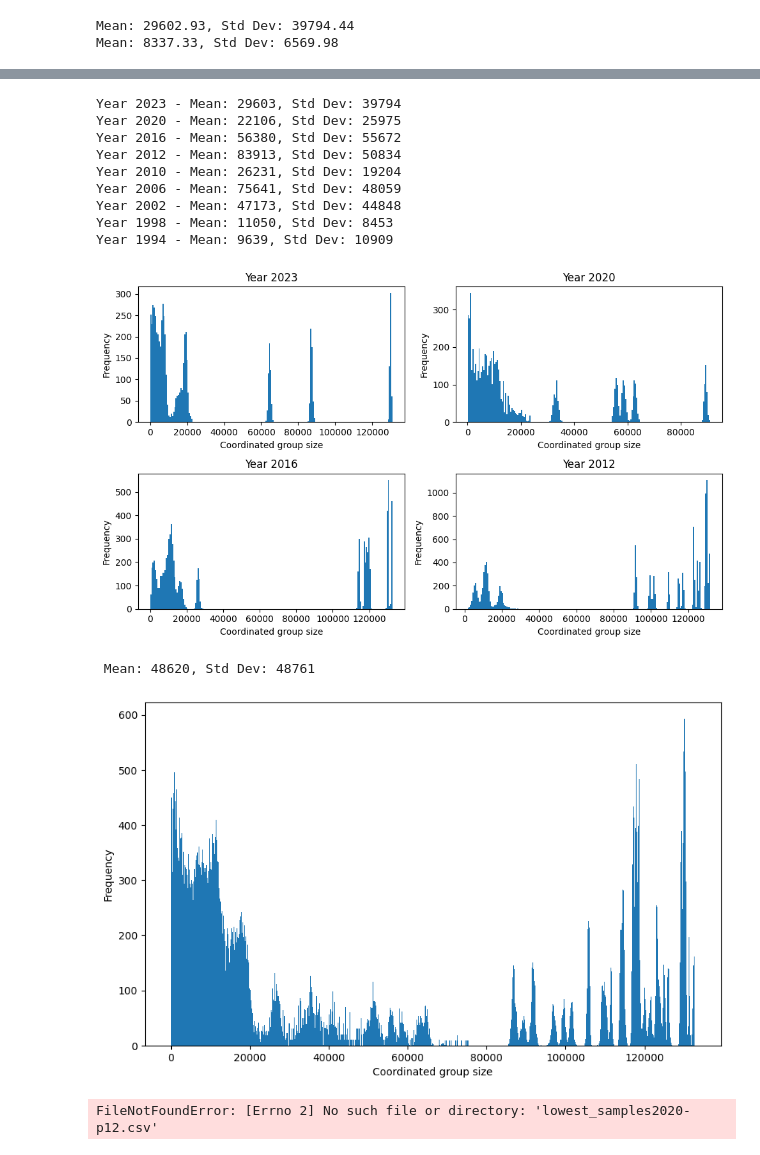
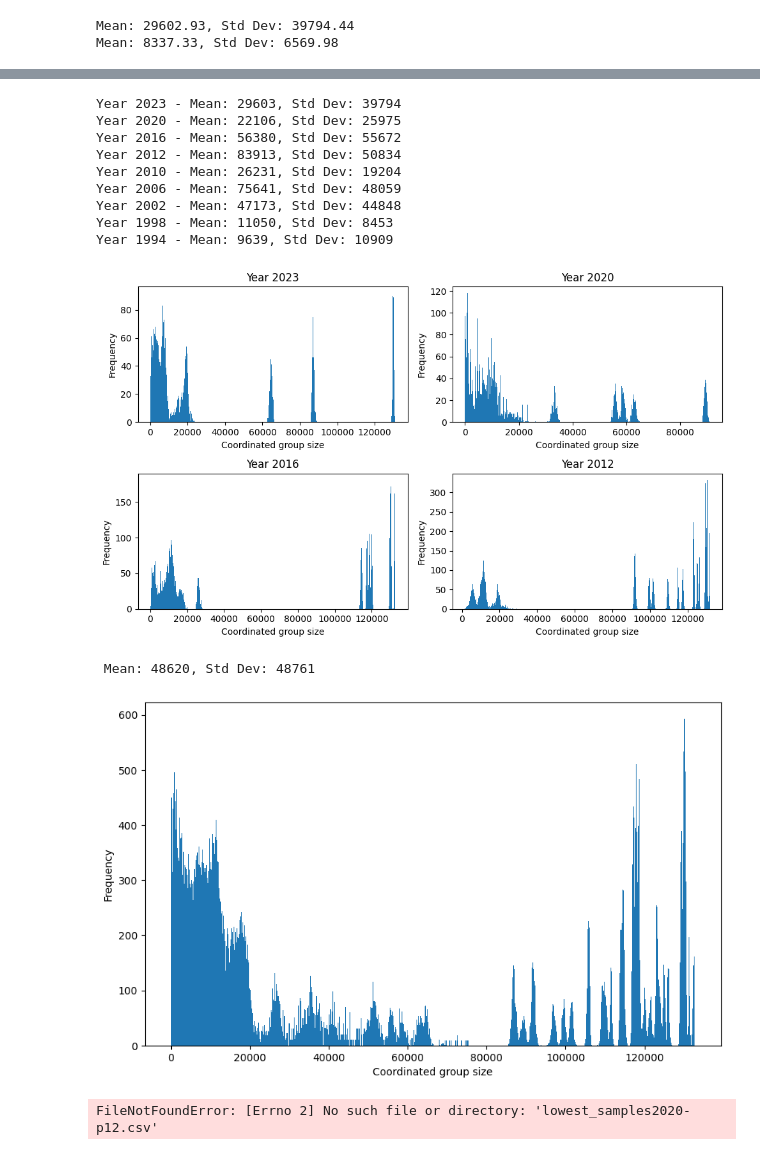
Before and after one commit to JnKamas/bc-praca, a Jupyter notebook: question_1.ipynb, the cells around one changed output, grey strips where cells are left out. Drawn from its saved outputs; the diff is of its cells as text; code cells hidden in the pictures.

```diff
--- a/question_1.ipynb
+++ b/question_1.ipynb
@@ -151,6 +151,7 @@ fig, axs = plt.subplots(2, 2, figsize=(10, 6))
 axs = axs.ravel()
 
 for i, year in enumerate(years):
+    i
     df = pd.read_csv(f'./db_exports/lowest_samples{year}all.csv', header=0)
     df["lowest_samples"] = df["lowest_samples"] * (constants.all_voters[int(year)]/ 1000000)
 
@@ -160,7 +161,7 @@ for i, year in enumerate(years):
     std_dev = np.std(df.iloc[:, 2])
 
     try:
-        axs[i].hist(df.iloc[:, 2], bins=200)
+        axs[i].hist(df.iloc[:, 2], bins=800)
 
         axs[i].set_xlabel('Coordinated group size')
         axs[i].set_ylabel('Frequency')
@@ -169,34 +170,34 @@ for i, year in enumerate(years):
     except IndexError:
         pass
 
     print(f"Year {year} - Mean: {mean_value:.0f}, Std Dev: {std_dev:.0f}")
 
 
 plt.tight_layout()  # Adjust subplot spacing for better visibility
 plt.show()
 
 plt.figure(figsize=(10, 6))
 plt.hist(cumulative_data, bins=800)
 plt.xlabel('Coordinated group size')
 plt.ylabel('Frequency')
 
 cumulative_mean = np.mean(cumulative_data)
 cumulative_std_dev = np.std(cumulative_data)
 
 print(f" Mean: {cumulative_mean:.0f}, Std Dev: {cumulative_std_dev:.0f}")
 
 plt.show()
 # %% [output]
 Year 2023 - Mean: 29603, Std Dev: 39794
 Year 2020 - Mean: 22106, Std Dev: 25975
 Year 2016 - Mean: 56380, Std Dev: 55672
 Year 2012 - Mean: 83913, Std Dev: 50834
 Year 2010 - Mean: 26231, Std Dev: 19204
 Year 2006 - Mean: 75641, Std Dev: 48059
 Year 2002 - Mean: 47173, Std Dev: 44848
 Year 1998 - Mean: 11050, Std Dev: 8453
 Year 1994 - Mean: 9639, Std Dev: 10909
-[figure, old version]
+[figure, new version]
  Mean: 48620, Std Dev: 48761
 [figure]
 # %%
```
Also changed, not shown: parts of 1 cell of this notebook, 5 other files.
